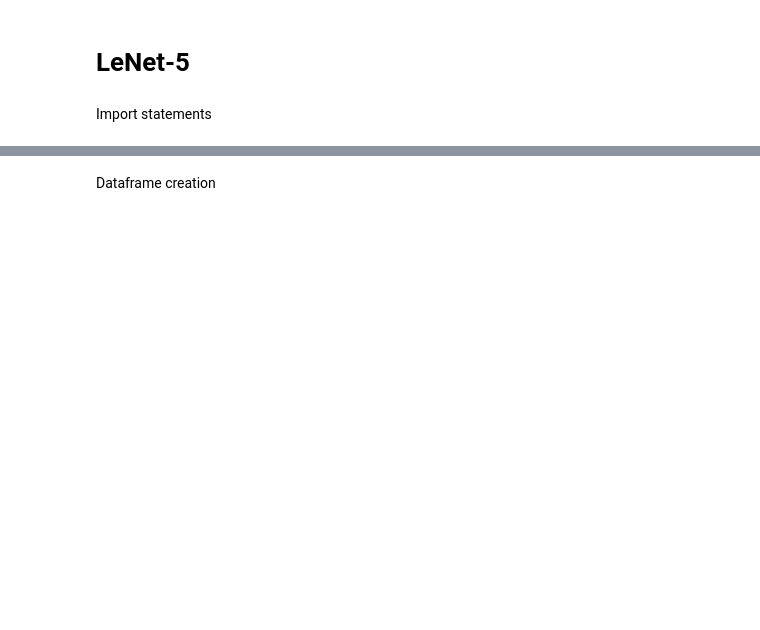
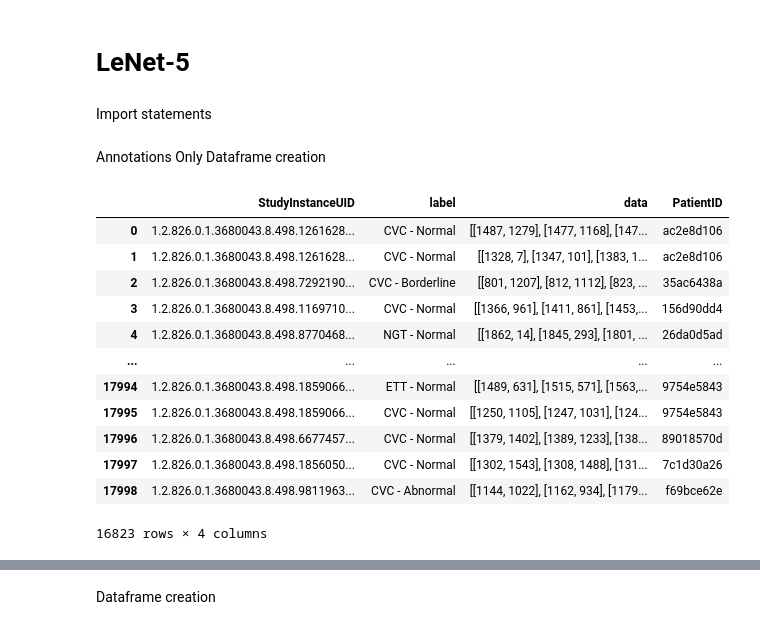
Before and after one commit to Ethan3491/ADS2002-Project, a Jupyter notebook: ADS2002_Project_Code.ipynb, the cells around one changed output, grey strips where cells are left out. Cells and saved outputs as stored; diff of their text form; code cells hidden in the pictures; blank space fills up the shorter version.

```diff
--- a/ADS2002_Project_Code.ipynb
+++ b/ADS2002_Project_Code.ipynb
@@ -15,3 +15,34 @@ from tensorflow.keras import datasets, layers, models, losses
 from tqdm import tqdm
 import shutil
 import ast
+# %% [markdown]
+Annotations Only Dataframe creation
+# %%
+#Read both csv files into pandas dataframes
+regularDataframe = pd.read_csv(r"C:\Users\ethan\Documents\University\2nd Year\ADS2002\CatheterDataset\train.csv")
+annotatedDataframe = pd.read_csv(r"C:\Users\ethan\Documents\University\2nd Year\ADS2002\CatheterDataset\train_annotations.csv")
+
+#Add PatientID column from the regular dataframe to the annotated dataframe
+df = annotatedDataframe.merge(regularDataframe[['StudyInstanceUID', 'PatientID']], on='StudyInstanceUID', how='left')
+
+#Convert string to list of lists in the column that represents the coordinates of the catheter outline
+df['data'] = df['data'].apply(lambda x: ast.literal_eval(x))
+
+#Drop all rows which are incompletely imaged NGTs or Swan Ganz catheters
+df = df[~df['label'].isin(['NGT - Incompletely Imaged', 'Swan Ganz Catheter Present'])]
+
+df
+# %% [output]
+|  | StudyInstanceUID | label | data | PatientID |
+| 0 | 1.2.826.0.1.3680043.8.498.1261628... | CVC - Normal | [[1487, 1279], [1477, 1168], [147... | ac2e8d106 |
+| 1 | 1.2.826.0.1.3680043.8.498.1261628... | CVC - Normal | [[1328, 7], [1347, 101], [1383, 1... | ac2e8d106 |
+| 2 | 1.2.826.0.1.3680043.8.498.7292190... | CVC - Borderline | [[801, 1207], [812, 1112], [823, ... | 35ac6438a |
+| 3 | 1.2.826.0.1.3680043.8.498.1169710... | CVC - Normal | [[1366, 961], [1411, 861], [1453,... | 156d90dd4 |
+| 4 | 1.2.826.0.1.3680043.8.498.8770468... | NGT - Normal | [[1862, 14], [1845, 293], [1801, ... | 26da0d5ad |
+| ... | ... | ... | ... | ... |
+| 17994 | 1.2.826.0.1.3680043.8.498.1859066... | ETT - Normal | [[1489, 631], [1515, 571], [1563,... | 9754e5843 |
+| 17995 | 1.2.826.0.1.3680043.8.498.1859066... | CVC - Normal | [[1250, 1105], [1247, 1031], [124... | 9754e5843 |
+| 17996 | 1.2.826.0.1.3680043.8.498.6677457... | CVC - Normal | [[1379, 1402], [1389, 1233], [138... | 89018570d |
+| 17997 | 1.2.826.0.1.3680043.8.498.1856050... | CVC - Normal | [[1302, 1543], [1308, 1488], [131... | 7c1d30a26 |
+| 17998 | 1.2.826.0.1.3680043.8.498.9811963... | CVC - Abnormal | [[1144, 1022], [1162, 934], [1179... | f69bce62e |
+16823 rows × 4 columns
```
Also changed, not shown: parts of 58 cells of this notebook.
